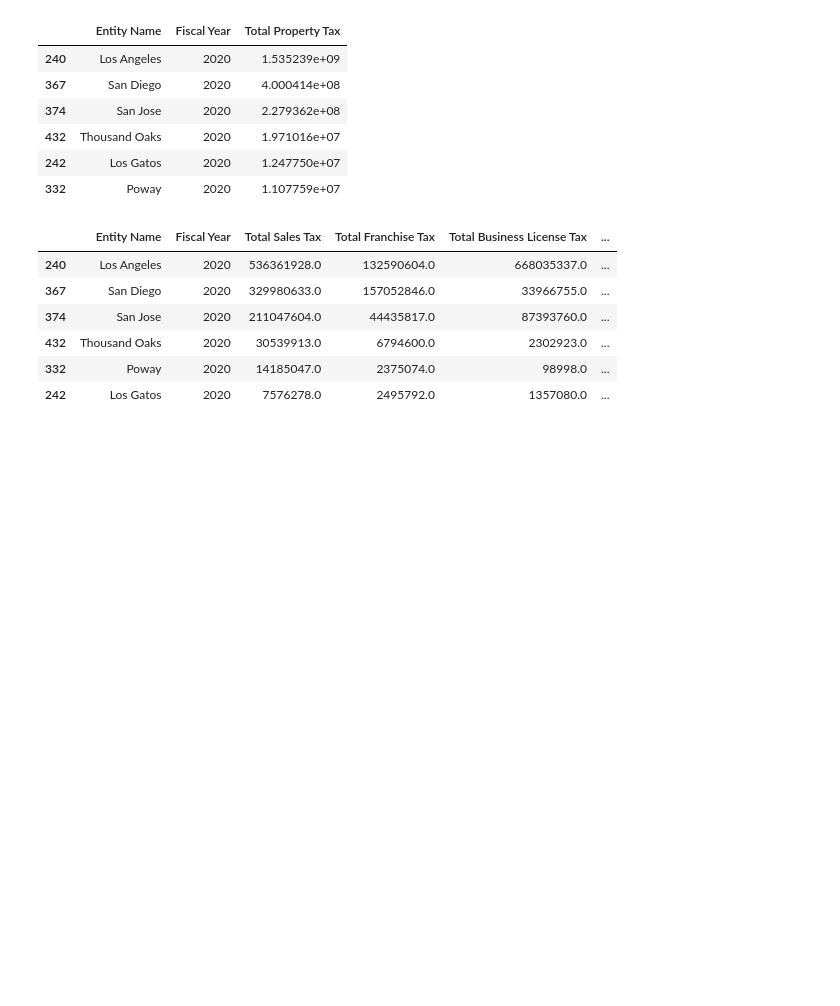
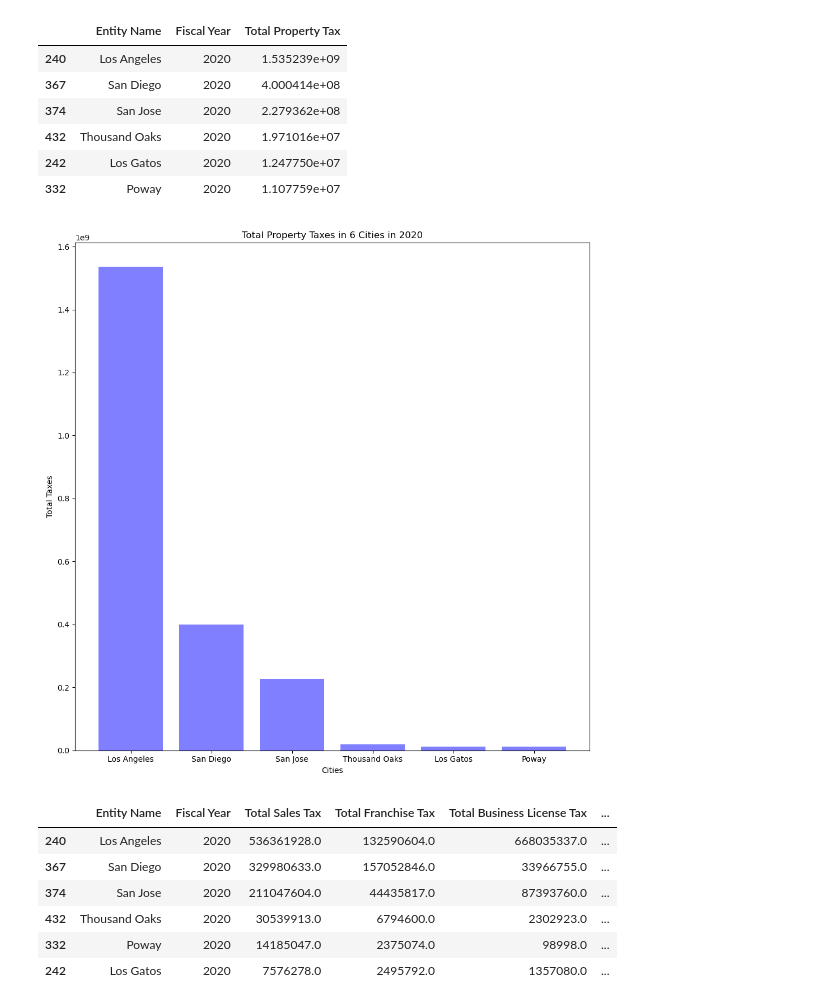
Before and after one commit to kaylajgranados/Project-1-Group-5, a Jupyter notebook: Analysis/data.ipynb, the cells around one changed output. Saved outputs shown, nothing was run; the diff lists cells and outputs as text; code cells hidden in the pictures; blank space fills up the shorter version.

```diff
--- a/Analysis/data.ipynb
+++ b/Analysis/data.ipynb
@@ -450,6 +450,25 @@ highest_property_tax_df
 | 432 | Thousand Oaks | 2020 | 1.971016e+07 |
 | 242 | Los Gatos | 2020 | 1.247750e+07 |
 | 332 | Poway | 2020 | 1.107759e+07 |
+# %%
+#create the bar chart to show Total property Tax each city
+x_axis = np.arange(len(highest_property_tax_df['Entity Name']))
+Total_property = highest_property_tax_df['Total Property Tax']
+fig1, ax1 = plt.subplots(figsize=(10, 10))
+plt.bar(x_axis, Total_property, color='b', alpha=0.5, align="center")
+
+tick_locations = [value for value in x_axis]
+plt.xticks(tick_locations, ["Los Angeles","San Diego", "San Jose","Thousand Oaks", "Los Gatos","Poway"])
+
+plt.title("Total Property Taxes in 6 Cities in 2020")
+plt.xlabel("Cities")
+plt.ylabel("Total Taxes")
+
+
+plt.tight_layout()
+plt.show()
+# %% [output]
+[figure, added]
 # %%
 # Create a dataframe to compare business related taxes
 business_tax_df = new_property_tax_df_1[["Entity Name", "Fiscal Year", "Sales and Use Taxes_Total Revenues_Taxes", "Franchises_Total Revenues_Taxes", "Business License Taxes_Total Revenues_Taxes"]]
```
Also changed, not shown: parts of 1 cell of this notebook.
